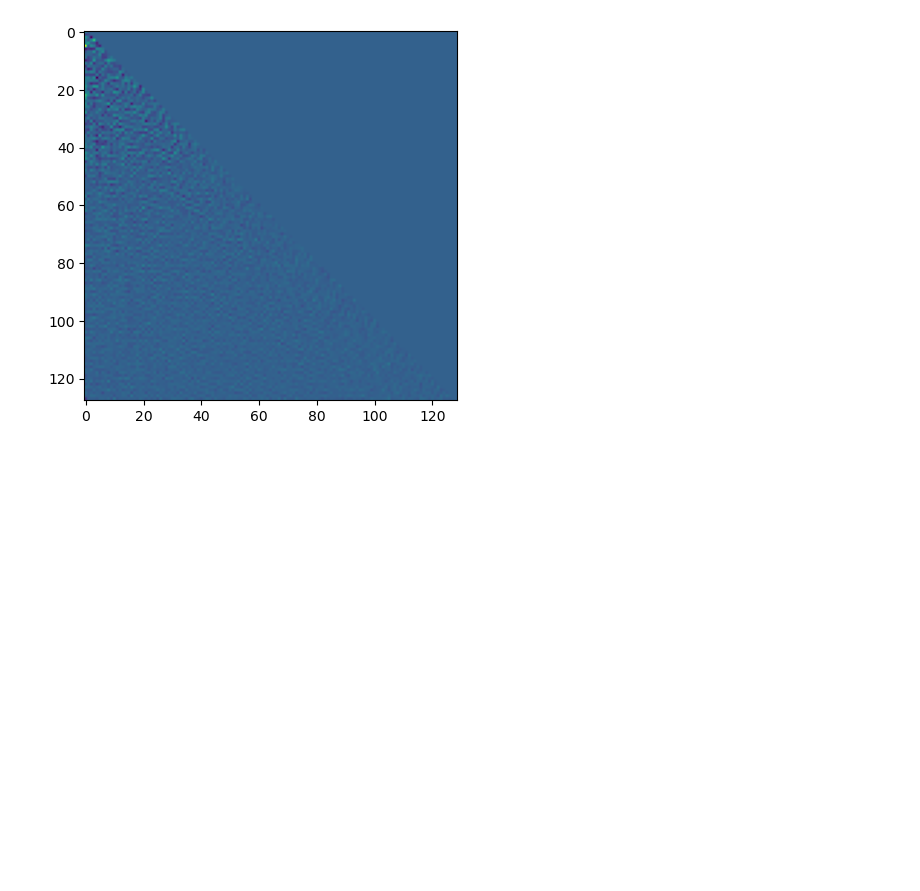
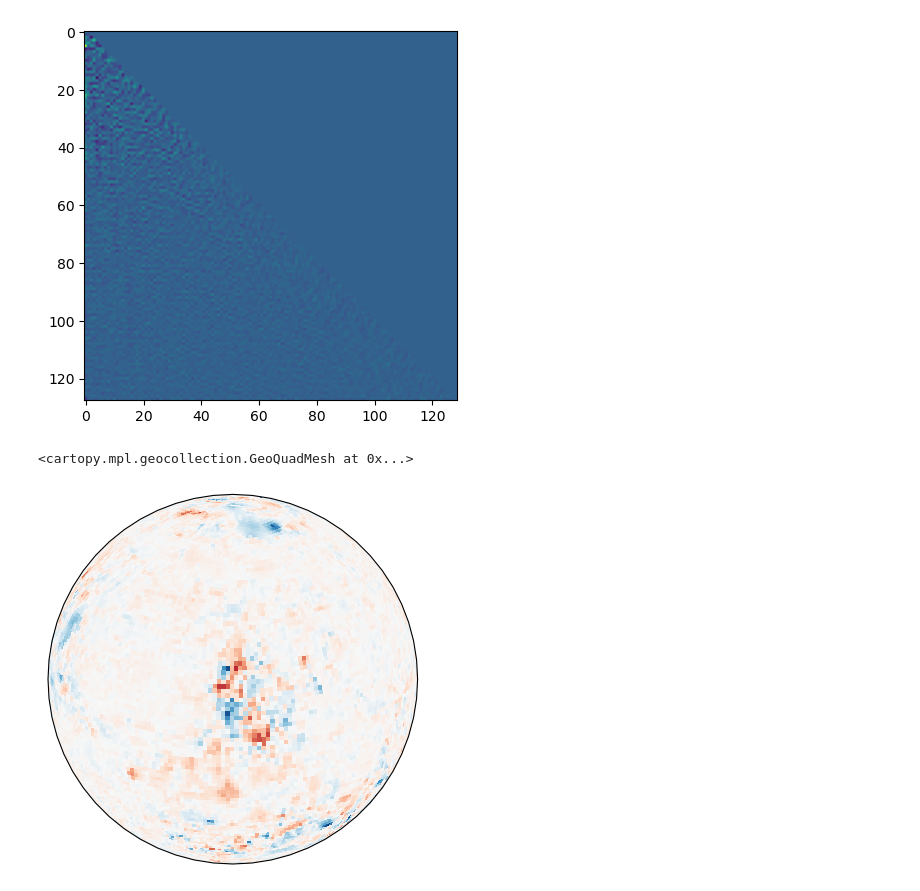
Before and after one commit to ISCLPennState/ml4DVar, a Jupyter notebook: src/check_thSHT.ipynb, the cells around one changed output. Saved outputs shown, nothing was run; the diff lists cells and outputs as text; code cells hidden in the pictures; blank space fills up the shorter version.

```diff
--- a/src/check_thSHT.ipynb
+++ b/src/check_thSHT.ipynb
@@ -202,3 +177,8 @@ plt.imshow(np.real(sh_diff_norm[0]))
 # %% [output]
 <matplotlib.image.AxesImage at 0x...>
 [figure]
+# %%
+plot_sphere(np.array(diff_norm[0]))
+# %% [output]
+<cartopy.mpl.geocollection.GeoQuadMesh at 0x...>
+[figure, added]
```
Also changed, not shown: parts of 6 cells of this notebook, 7 other files.
